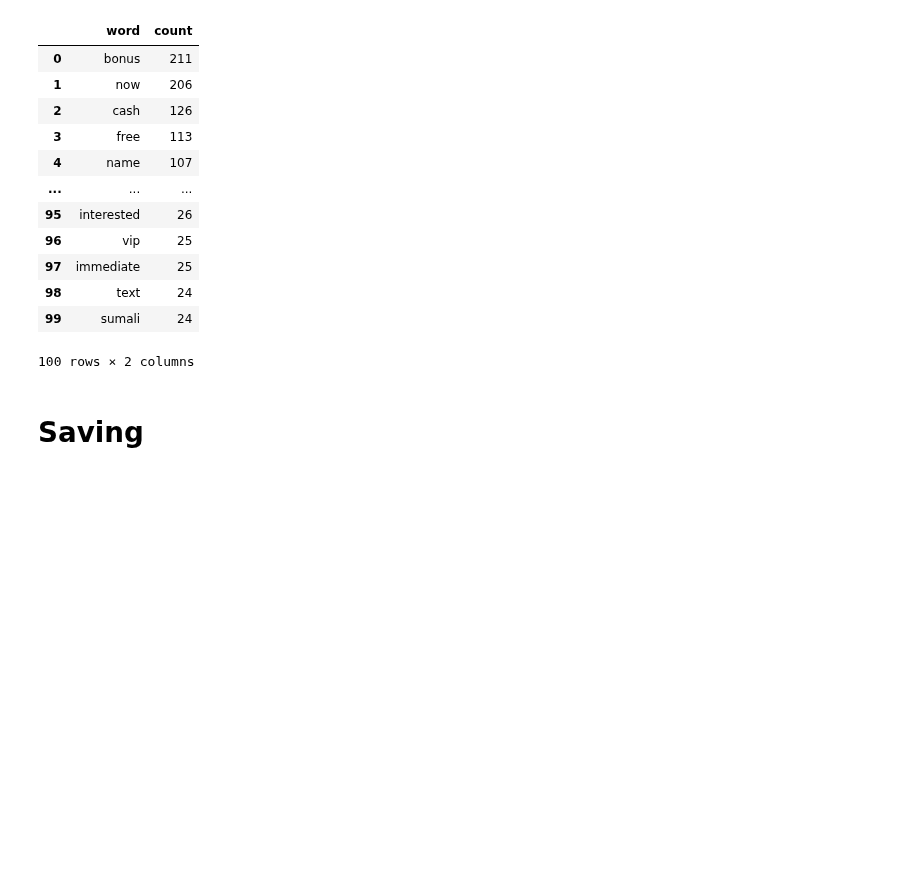
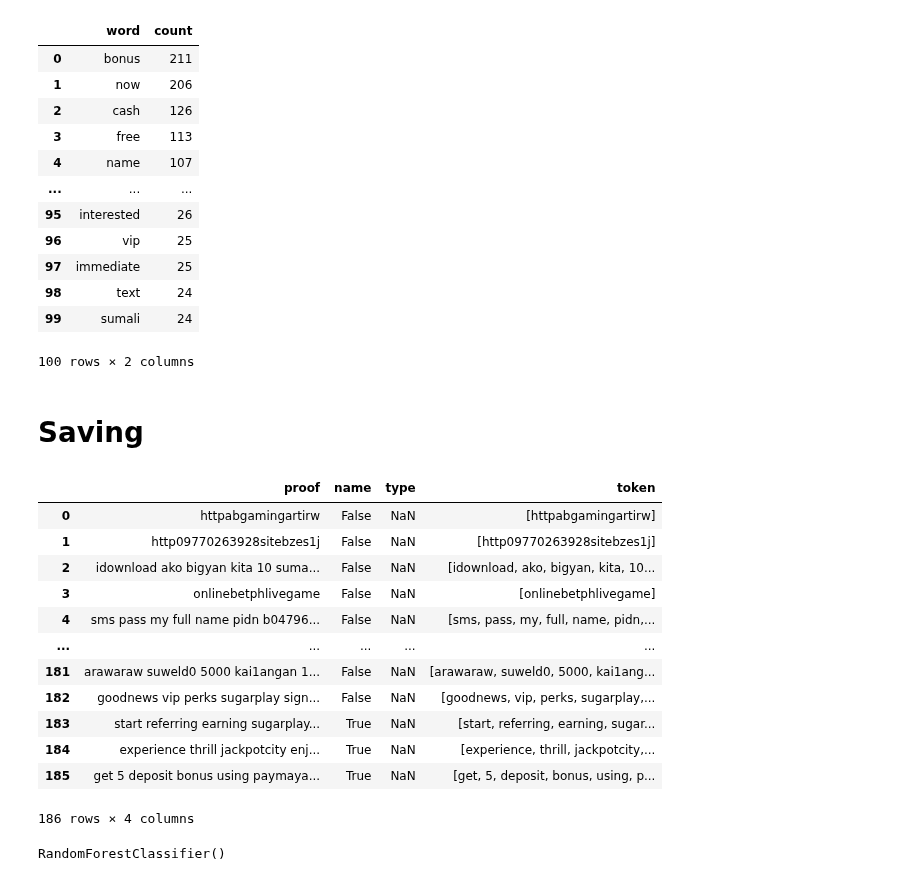
Before and after one commit to AGR-Yes/ScamMessagesPhilippines, a Jupyter notebook: PhilippineSpamSMS_Phase_2.ipynb, the cells around one changed output. Drawn from its saved outputs; the diff is of its cells as text; code cells hidden in the pictures; blank space fills up the shorter version.

```diff
--- a/PhilippineSpamSMS_Phase_2.ipynb
+++ b/PhilippineSpamSMS_Phase_2.ipynb
@@ -555,3 +544,19 @@ top
 
 #saving wordcloud as png
 #wordcloud.to_file('wordcloud.png')
+# %%
+no_label
+# %% [output]
+|  | proof | name | type | token |
+| 0 | httpabgamingartirw | False | NaN | [httpabgamingartirw] |
+| 1 | http09770263928sitebzes1j | False | NaN | [http09770263928sitebzes1j] |
+| 2 | idownload ako bigyan kita 10 suma... | False | NaN | [idownload, ako, bigyan, kita, 10... |
+| 3 | onlinebetphlivegame | False | NaN | [onlinebetphlivegame] |
+| 4 | sms pass my full name pidn b04796... | False | NaN | [sms, pass, my, full, name, pidn,... |
+| ... | ... | ... | ... | ... |
+| 181 | arawaraw suweld0 5000 kai1angan 1... | False | NaN | [arawaraw, suweld0, 5000, kai1ang... |
+| 182 | goodnews vip perks sugarplay sign... | False | NaN | [goodnews, vip, perks, sugarplay,... |
+| 183 | start referring earning sugarplay... | True | NaN | [start, referring, earning, sugar... |
+| 184 | experience thrill jackpotcity enj... | True | NaN | [experience, thrill, jackpotcity,... |
+| 185 | get 5 deposit bonus using paymaya... | True | NaN | [get, 5, deposit, bonus, using, p... |
+186 rows × 4 columns
@@ -557,0 +565,4 @@ top
+# %%
+model.fit(X_train_tfidf, y_train_encoded)
+# %% [output]
+RandomForestClassifier()
```
Also changed, not shown: parts of 25 cells of this notebook.
